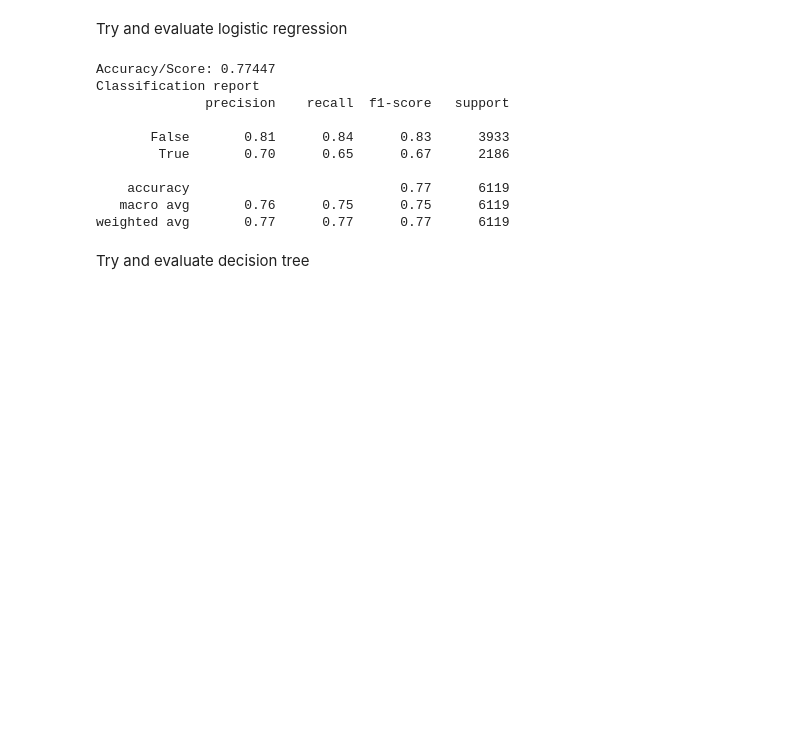
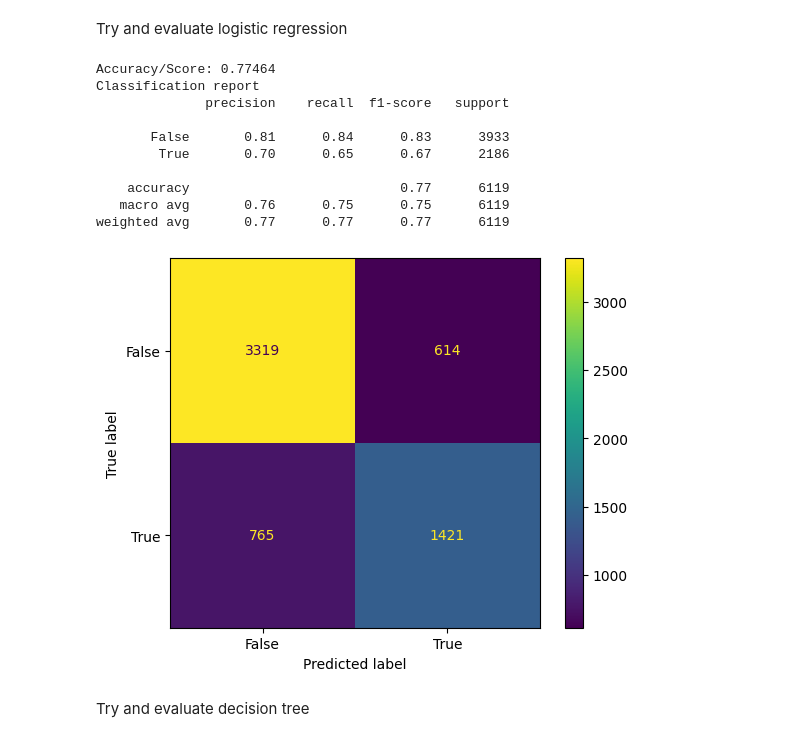
Before and after one commit to MauroPello/mushrooms-classification, a Jupyter notebook: model.ipynb, the cells around one changed output. Saved outputs shown, nothing was run; the diff lists cells and outputs as text; code cells hidden in the pictures; blank space fills up the shorter version.

Commit message:
Add precision recall curve and confusion matrix

```diff
--- a/model.ipynb
+++ b/model.ipynb
@@ -42,10 +38,15 @@ Creating function for printing an evaluation
 # %%
 def print_eval(X, y, model):
     y_pred = model.predict(X)
+
     accuracy = accuracy_score(y, y_pred)
     print(f"Accuracy/Score: {accuracy:.5}")
+
     print("Classification report")
     print(classification_report(y, y_pred))
+
+    cm = confusion_matrix(y, y_pred, labels=model.classes_)
+    ConfusionMatrixDisplay(confusion_matrix=cm, display_labels=model.classes_).plot()
 # %% [markdown]
 Creating function for printing the coefficients of the features
 # %%
@@ -58,25 +59,26 @@ Try and evaluate logistic regression
 # %%
 from sklearn.linear_model import LogisticRegression
 
-model = Pipeline([
+logreg_model = Pipeline([
     ("scaler", StandardScaler()),
     ("lr", LogisticRegression(solver="saga"))
 ])
-model.fit(X_train, y_train)
+logreg_model.fit(X_train, y_train)
 
-# print_coefficients(model.named_steps["lr"])
-print_eval(X_val, y_val, model)
+# print_coefficients(logreg_model.named_steps["lr"])
+print_eval(X_val, y_val, logreg_model)
 # %% [output]
-Accuracy/Score: 0.77447
+Accuracy/Score: 0.77464
 Classification report
               precision    recall  f1-score   support
 
        False       0.81      0.84      0.83      3933
         True       0.70      0.65      0.67      2186
 
     accuracy                           0.77      6119
    macro avg       0.76      0.75      0.75      6119
 weighted avg       0.77      0.77      0.77      6119
+[figure, added]
 # %% [markdown]
 Try and evaluate decision tree
 # %%
```
Also changed, not shown: parts of 10 cells of this notebook.
